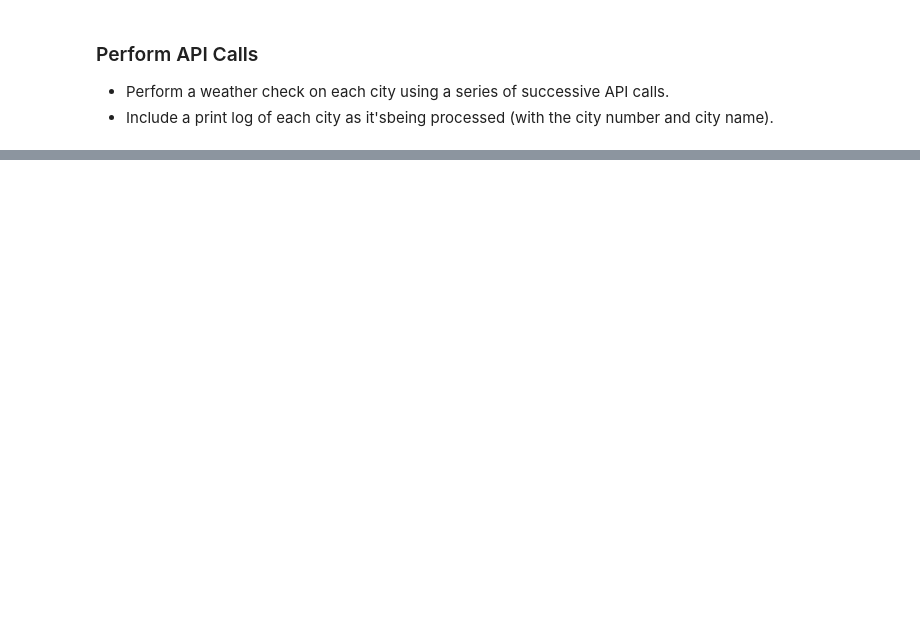
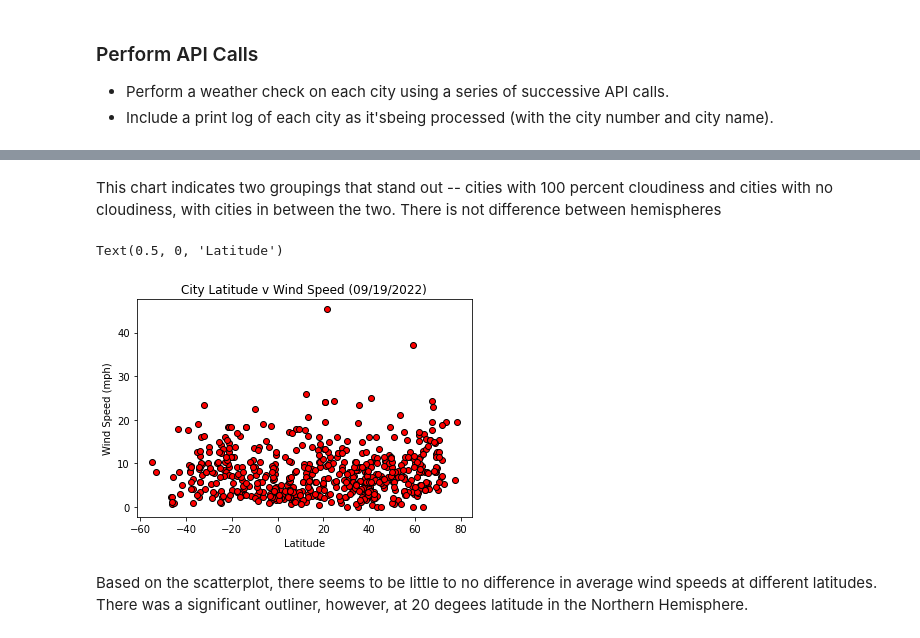
Before and after one commit to scbigler/python-api-challenge, a Jupyter notebook: WeatherPy/WeatherPy.ipynb, the cells around one changed output, grey strips where cells are left out. Saved outputs shown, nothing was run; the diff lists cells and outputs as text; code cells hidden in the pictures; blank space fills up the shorter version.

```diff
--- a/WeatherPy/WeatherPy.ipynb
+++ b/WeatherPy/WeatherPy.ipynb
@@ -68,0 +241,14 @@ print(f"The temperature information received is: {temp}")
+# %% [markdown]
+This chart indicates two groupings that stand out -- cities with 100 percent cloudiness and cities with no cloudiness, with cities in between the two.  There is not difference between hemispheres
+# %%
+plt.scatter(latlist, windlist, marker="o", facecolors="red", edgecolors="black")
+
+# Create a title, x label, and y label for our chart
+plt.title("City Latitude v Wind Speed (09/19/2022)")
+plt.ylabel("Wind Speed (mph)")
+plt.xlabel("Latitude")
+# %% [output]
+Text(0.5, 0, 'Latitude')
+[figure, added]
+# %% [markdown]
+Based on the scatterplot, there seems to be little to no difference in average wind speeds at different latitudes.  There was a significant outliner, however, at 20 degees latitude in the Northern Hemisphere.
```
Also changed, not shown: parts of 31 cells of this notebook, 11 other files.
